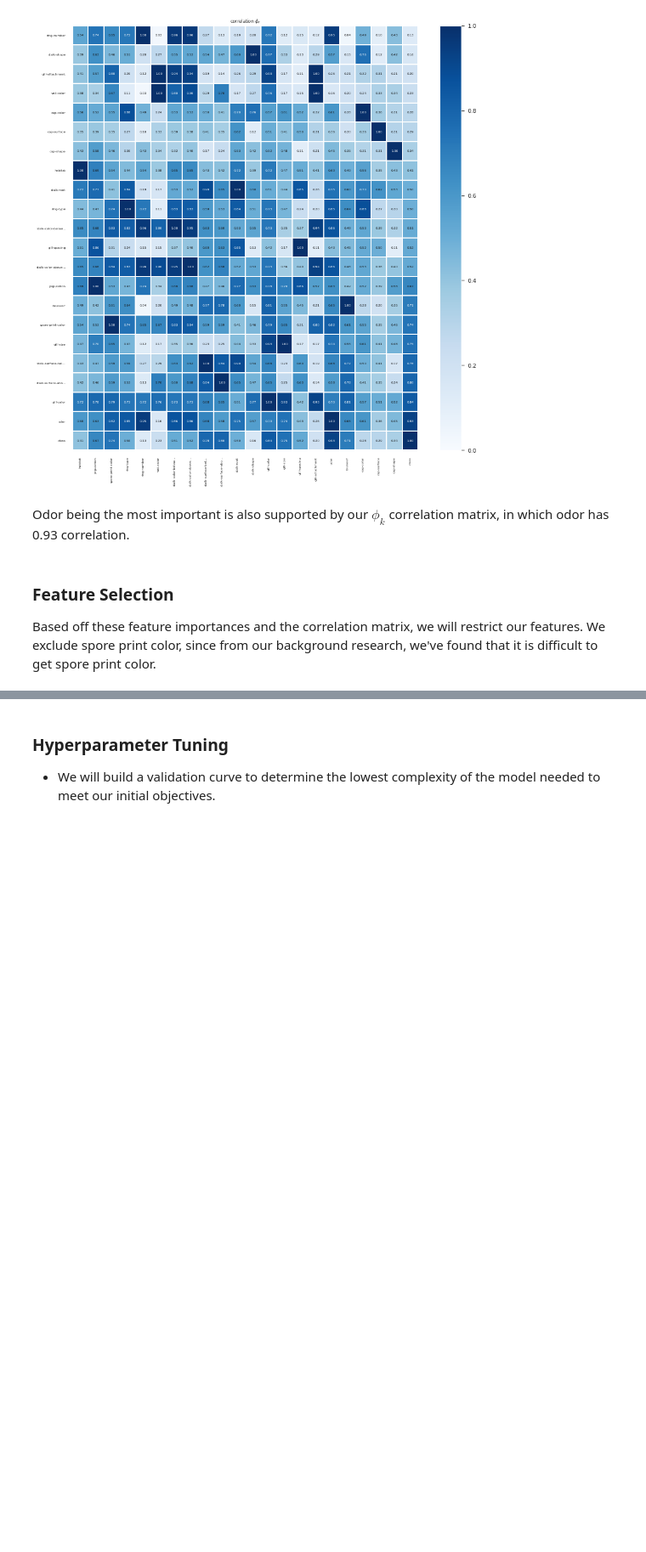
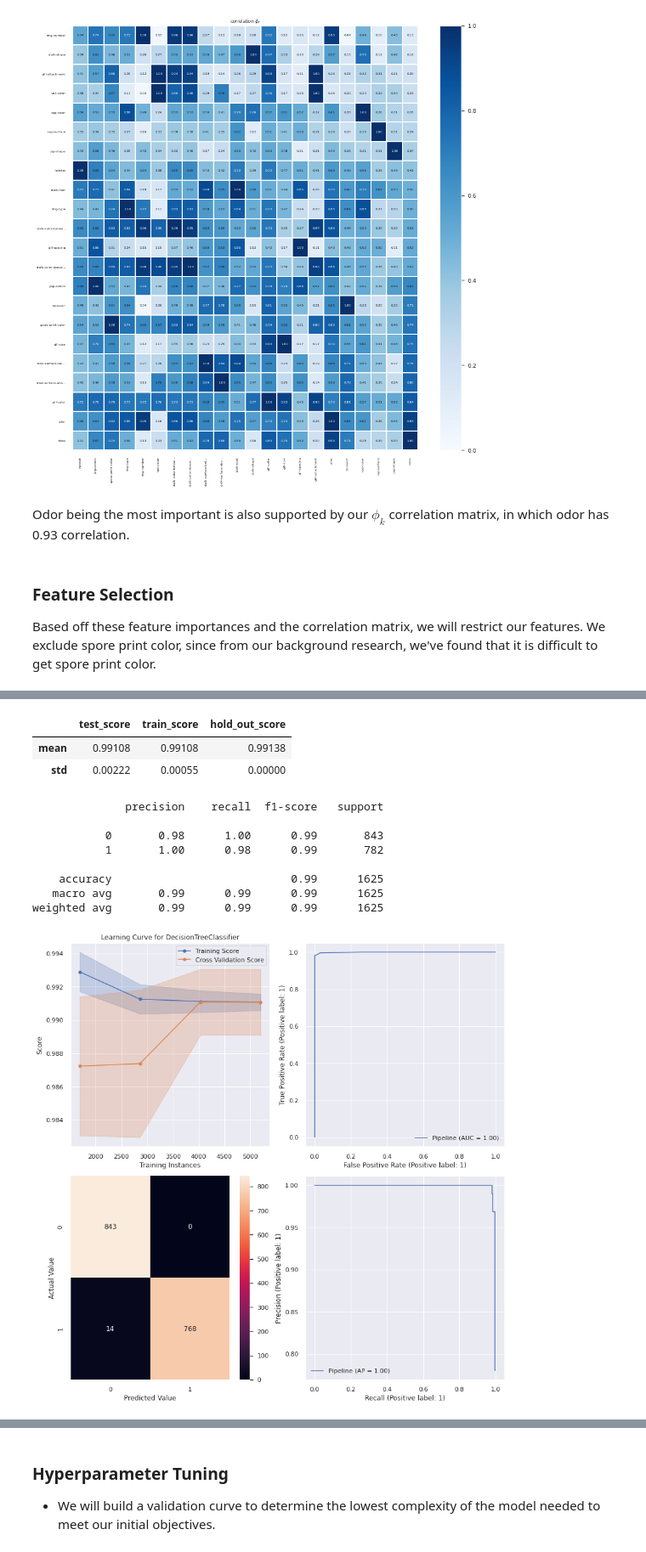
Before and after one commit to Tien-Cheng/AI-and-Machine-Learning--ST1511-, a Jupyter notebook: Assignment 1/classification/mushroom_v1.ipynb, the cells around one changed output, grey strips where cells are left out. Shown at 85% size. Cells and saved outputs as stored; diff of their text form; code cells hidden in the pictures; blank space fills up the shorter version.

```diff
--- a/Assignment 1/classification/mushroom_v1.ipynb
+++ b/Assignment 1/classification/mushroom_v1.ipynb
@@ -669,0 +757,3 @@ features = ["odor", "gill-color", "stalk-surface-above-ring", "stalk-surface-bel
+# %%
+fi = pd.DataFrame(np.array([result.importances_mean, result.importances_std]).T, columns=["Mean FI", "FI STD"], index=X_test_ohe.columns).sort_values("Mean FI", ascending = False)
+fi.nlargest(10, "Mean FI" )
@@ -669,0 +772,3 @@ features = ["odor", "gill-color", "stalk-surface-above-ring", "stalk-surface-bel
+# %%
+selected_features = list(fi.nlargest(10, "Mean FI").index)
+selected_features
@@ -669,0 +786,16 @@ features = ["odor", "gill-color", "stalk-surface-above-ring", "stalk-surface-bel
+# %%
+class OneHotFeatureSelection(BaseEstimator, TransformerMixin):
+    def __init__(self, feature_names, selected_features):
+        self.feature_names = feature_names
+        self.selected_features = selected_features
+        self.one = OneHotEncoder(handle_unknown='ignore', sparse=False)
+    def fit(self, X, y = None):
+        self.one.fit(X)
+        return self
+    def transform(self, X, y = None):
+        X_ = self.one.transform(X)
+        X_ = pd.DataFrame(X_, columns=self.one.get_feature_names(self.feature_names))
+        X_ = X_[self.selected_features]
+        return X_
+
+OneHotFeatureSelection(features, selected_features).fit_transform(X_train[features])
@@ -669,0 +816,27 @@ features = ["odor", "gill-color", "stalk-surface-above-ring", "stalk-surface-bel
+# %%
+data_preprocess_steps = [
+    ('Imputer', SimpleImputer(strategy='most_frequent')), # impute missing values with most frequent value
+    ('Encode and Drop', OneHotFeatureSelection(features, selected_features))
+]
+# %%
+clf = Pipeline(data_preprocess_steps + [
+    ('DT Model', DecisionTreeClassifier())
+])
+
+scores,report, fig, dt = evalCandidateModel(clf,X_train[features], X_test[features], y_train, y_test)
+history = evalHistory(scores, "Decision Tree (after FS)", history)
+display(scores)
+print(report)
+# %% [output]
+|  | test_score | train_score | hold_out_score |
+| mean | 0.99108 | 0.99108 | 0.99138 |
+| std | 0.00222 | 0.00055 | 0.00000 |
+              precision    recall  f1-score   support
+
+           0       0.98      1.00      0.99       843
+           1       1.00      0.98      0.99       782
+
+    accuracy                           0.99      1625
+   macro avg       0.99      0.99      0.99      1625
+weighted avg       0.99      0.99      0.99      1625
+[figure, added]
```
Also changed, not shown: parts of 32 cells of this notebook.
